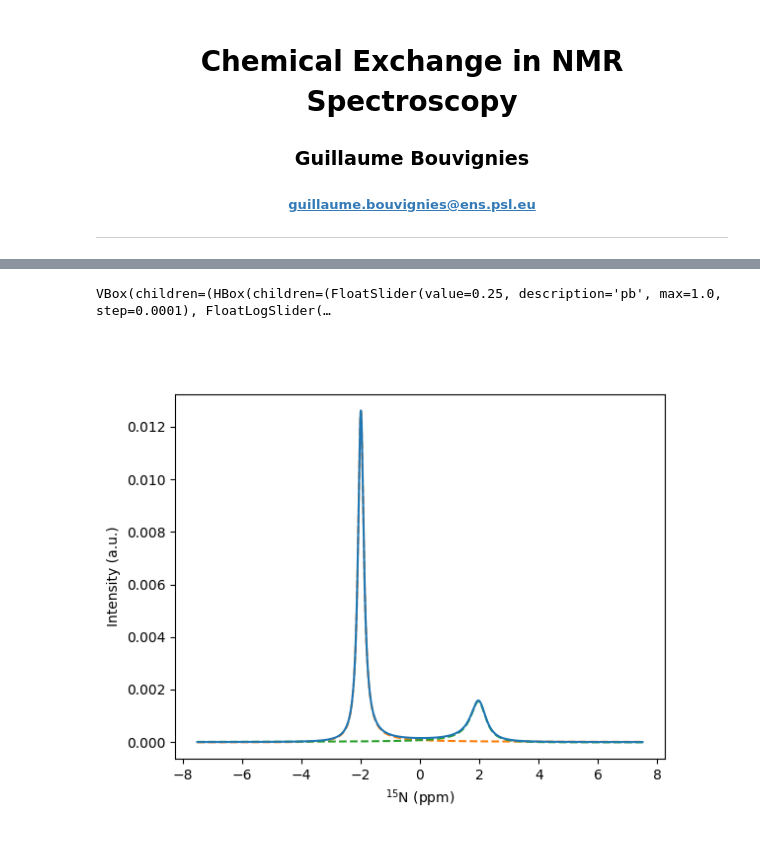
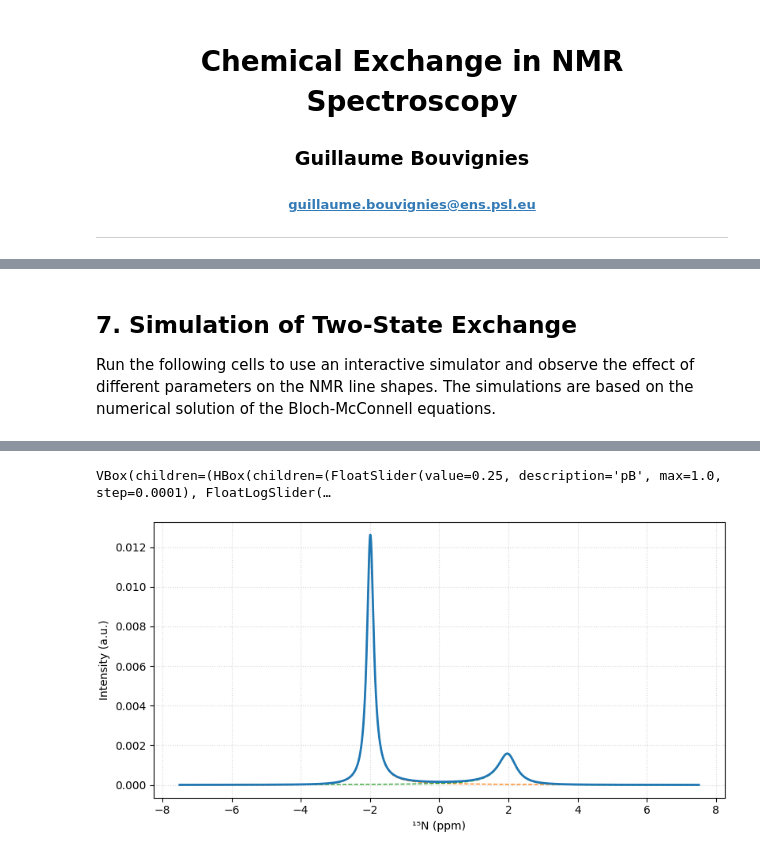
Before and after one commit to gbouvignies/exchange-1d-spectra, a Jupyter notebook: notebook.ipynb, the cells around one changed output, grey strips where cells are left out. Saved outputs shown, nothing was run; the diff lists cells and outputs as text; code cells hidden in the pictures.

```diff
--- a/notebook.ipynb
+++ b/notebook.ipynb
@@ -241,79 +256,66 @@ Run the following cells to see the effect of different parameters on the NMR lin
+# %% [markdown]
+## 7. Simulation of Two-State Exchange
+
+Run the following cells to use an interactive simulator and observe the effect of different parameters on the NMR line shapes. The simulations are based on the numerical solution of the Bloch-McConnell equations.
 # %%
 %matplotlib widget
 
 import ipywidgets as widgets
 import matplotlib.pyplot as plt
+from simulator import plot_two_state_exchange
 
-from simulator import calculate_spectrum, Parameters
+# --- Create plot and widgets (this part remains the same) ---
+fig, ax = plt.subplots(figsize=(8, 4), constrained_layout=True)
 
-spectral_width1 = 15.0
-
-fig, ax = plt.subplots()
-
-
-def update_values(b0, kex, pb, δa, δb, r2a, r2b, yscale):
-    params = Parameters(b0, pb, kex, δa, δb, r2a, r2b)
-    coordinates = calculate_spectrum(spectral_width1, params)
-
-    ylim = ax.get_ylim()
-    ax.cla()
-    ax.plot(coordinates.x, coordinates.y1, "--", color="C1")
-    ax.plot(coordinates.x, coordinates.y2, "--", color="C2")
-    ax.plot(coordinates.x, coordinates.y, color="C0")
-    if not yscale:
-        ax.set_ylim(*ylim)
-    ax.set_xlabel("$^{15}$N (ppm)")
-    ax.set_ylabel("Intensity (a.u.)")
-    fig.canvas.draw()
-
-
-# create control elements
-yscale_slider = widgets.Checkbox(value=True, description="Rescale")
+yscale_slider = widgets.Checkbox(value=True, description="Rescale Y-axis")
 b0_slider = widgets.FloatSlider(
-    value=18.7, min=0.0, max=30.0, step=0.1, description="B0 [T]"
+    value=18.7, min=0.0, max=30.0, step=0.1, description="B₀ [T]"
 )
 kex_slider = widgets.FloatLogSlider(
-    value=200, min=0, max=6, step=0.01, description="kex [/s]"
+    value=200, min=0, max=6, step=0.01, description="kex [s⁻¹]"
 )
 pb_slider = widgets.FloatSlider(
-    value=0.25, min=0.0, max=1.0, step=0.0001, description="pb"
+    value=0.25, min=0.0, max=1.0, step=0.0001, description="pB"
 )
 δa_slider = widgets.FloatSlider(
-    value=-2.0, min=-7.5, max=7.5, step=0.1, description="δa [ppm]"
+    value=-2.0, min=-7.5, max=7.5, step=0.1, description="δₐ [ppm]"
 )
 δb_slider = widgets.FloatSlider(
-    value=2.0, min=-7.5, max=7.5, step=0.1, description="δb [ppm]"
+    value=2.0, min=-7.5, max=7.5, step=0.1, description="δь [ppm]"
 )
 r2a_slider = widgets.FloatSlider(
-    value=10.0, min=0.0, max=100.0, step=0.1, description="R2a [/s]"
+    value=10.0, min=0.0, max=100.0, step=0.1, description="R₂ₐ [s⁻¹]"
 )
 r2b_slider = widgets.FloatSlider(
-    value=10.0, min=0.0, max=100.0, step=0.1, description="R2b [/s]"
+    value=10.0, min=0.0, max=100.0, step=0.1, description="R₂ь [s⁻¹]"
 )
 
+# --- UI Layout (this part remains the same) ---
 kd_kon_ui = widgets.HBox([pb_slider, kex_slider])
 delta_ui = widgets.HBox([δa_slider, δb_slider])
 r2_ui = widgets.HBox([r2a_slider, r2b_slider])
 b0_l0_ui = widgets.HBox([b0_slider, yscale_slider])
 
 ui = widgets.VBox([kd_kon_ui, delta_ui, r2_ui, b0_l0_ui])
 
+# --- Link UI to the plotting function from the module ---
+# The lambda function ensures the 'ax' object is passed correctly.
 out = widgets.interactive_output(
-    update_values,
+    lambda **kwargs: plot_two_state_exchange(ax, **kwargs),
     {
         "yscale": yscale_slider,
         "b0": b0_slider,
         "kex": kex_slider,
         "pb": pb_slider,
         "δa": δa_slider,
         "δb": δb_slider,
         "r2a": r2a_slider,
         "r2b": r2b_slider,
     },
 )
 
 display(out, ui)
 # %% [output]
 [interactive output not drawn]
-VBox(children=(HBox(children=(FloatSlider(value=0.25, description='pb', max=1.0, step=0.0001), FloatLogSlider(…
+VBox(children=(HBox(children=(FloatSlider(value=0.25, description='pB', max=1.0, step=0.0001), FloatLogSlider(…
-[figure, old version]
+[figure, new version]
```
Also changed, not shown: parts of 14 cells of this notebook, 1 other file.
